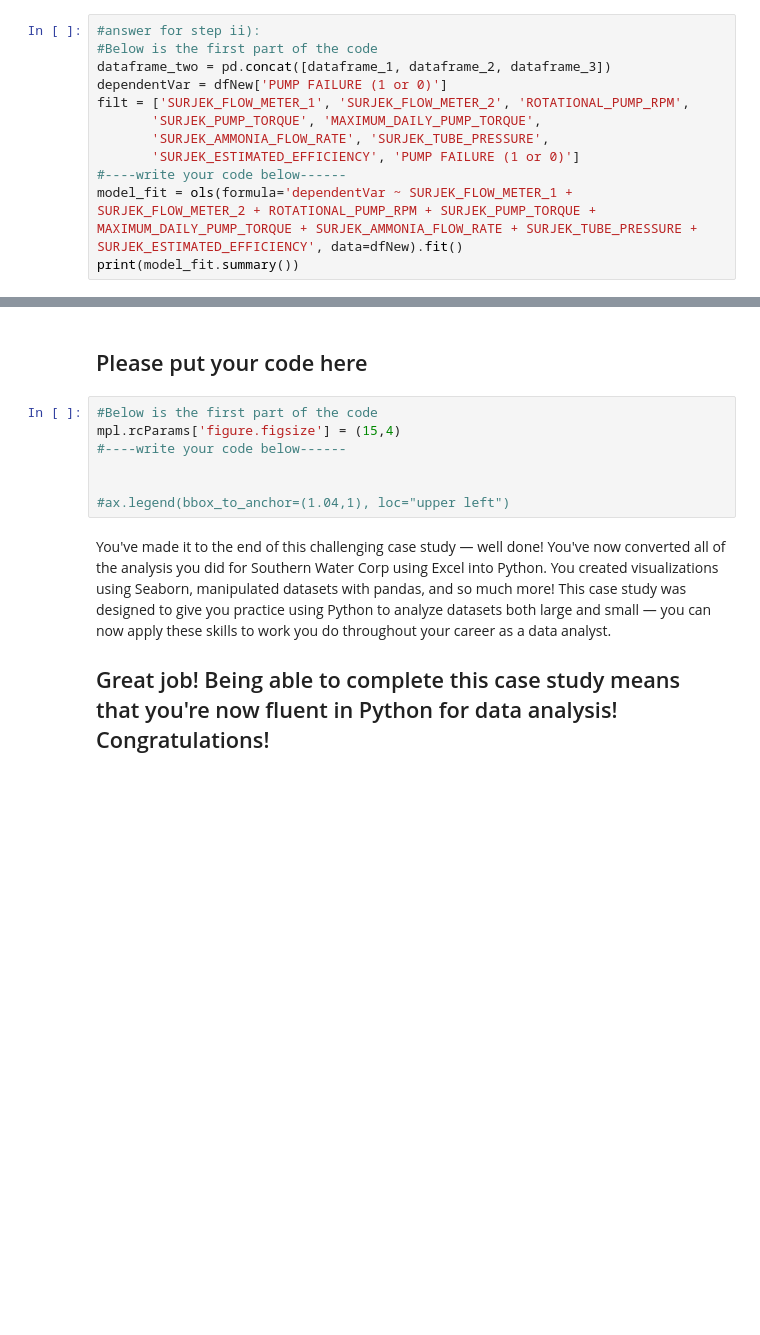
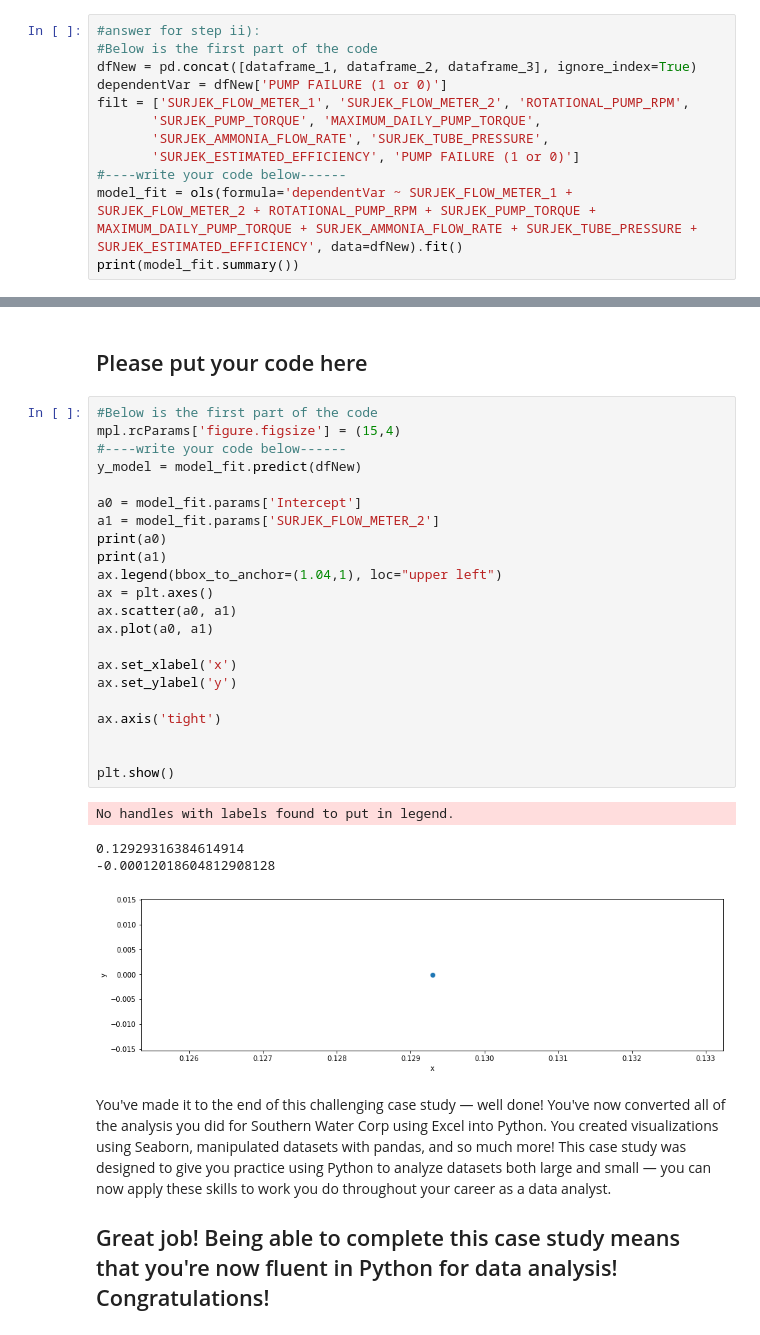
Before and after one commit to rohindesai/Python---Part1, a Jupyter notebook: Python_Southern_Water_Corp_Case_Study.ipynb, the cells around one changed output, grey strips where cells are left out. Cells and saved outputs as stored; diff of their text form; blank space fills up the shorter version.

```diff
--- a/Python_Southern_Water_Corp_Case_Study.ipynb
+++ b/Python_Southern_Water_Corp_Case_Study.ipynb
@@ -481,7 +481,7 @@ strong multicollinearity problems or that the design matrix is singular.
 # %%
 #answer for step ii):
 #Below is the first part of the code
-dataframe_two = pd.concat([dataframe_1, dataframe_2, dataframe_3])
+dfNew = pd.concat([dataframe_1, dataframe_2, dataframe_3], ignore_index=True)
 dependentVar = dfNew['PUMP FAILURE (1 or 0)']
 filt = ['SURJEK_FLOW_METER_1', 'SURJEK_FLOW_METER_2', 'ROTATIONAL_PUMP_RPM',
        'SURJEK_PUMP_TORQUE', 'MAXIMUM_DAILY_PUMP_TORQUE',
@@ -521,10 +521,30 @@ ii) Plot the rolling linear regression equation against the attribute 'PUMP FAIL
 # %%
 #Below is the first part of the code
 mpl.rcParams['figure.figsize'] = (15,4)
 #----write your code below------
+y_model = model_fit.predict(dfNew)
+
+a0 = model_fit.params['Intercept']
+a1 = model_fit.params['SURJEK_FLOW_METER_2']
+print(a0)
+print(a1)
+ax.legend(bbox_to_anchor=(1.04,1), loc="upper left")
+ax = plt.axes()
+ax.scatter(a0, a1)
+ax.plot(a0, a1)
+
+ax.set_xlabel('x')
+ax.set_ylabel('y')
+
+ax.axis('tight')
 
 
-#ax.legend(bbox_to_anchor=(1.04,1), loc="upper left")
+plt.show()
+# %% [output]
+No handles with labels found to put in legend.
+0.12929316384614914
+-0.00012018604812908128
+[figure, added]
 # %% [markdown]
 You've made it to the end of this challenging case study — well done! You've now converted all of the analysis you did for Southern Water Corp using Excel into Python. You created visualizations using Seaborn, manipulated datasets with pandas, and so much more! This case study was designed to give you practice using Python to analyze datasets both large and small — you can now apply these skills to work you do throughout your career as a data analyst.
 
```
Also changed, not shown: parts of 2 cells of this notebook.
